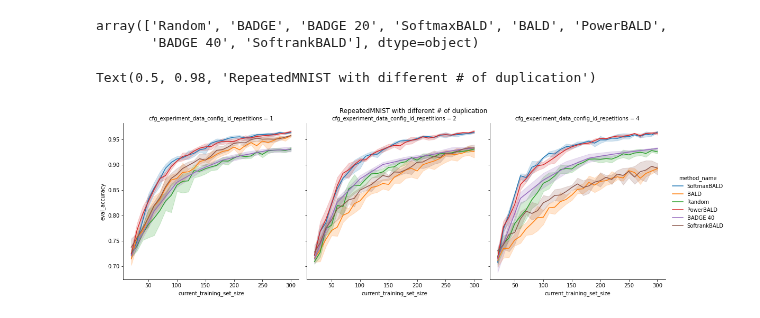
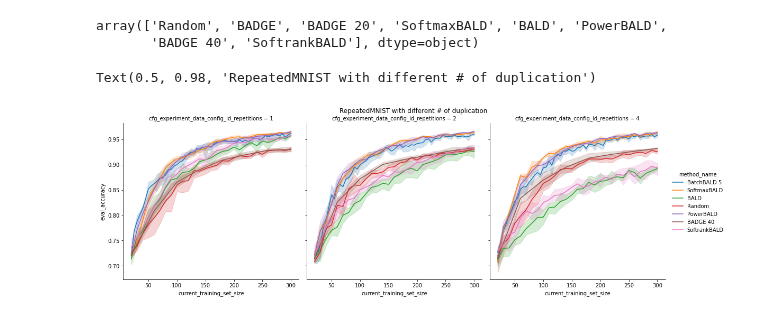
Before and after one commit to BlackHC/active_learning_redux, a Jupyter notebook: U_fig1_plots_repeated_mnist.ipynb, the cells around one changed output. Cells and saved outputs as stored; diff of their text form; code cells hidden in the pictures.

Commit message:
Add BatchBALD to RMNIST viz
CU-1uhfjwr

```diff
--- a/U_fig1_plots_repeated_mnist.ipynb
+++ b/U_fig1_plots_repeated_mnist.ipynb
@@ -352,10 +353,10 @@ array(['Random', 'BADGE', 'BADGE 20', 'SoftmaxBALD', 'BALD', 'PowerBALD',
        'BADGE 40', 'SoftrankBALD'], dtype=object)
 # %%
 sub_df = df[(df.cfg_max_training_set==300) & (df.method_name.isin(['Random', 'BADGE 40', 'SoftmaxBALD', 'BALD', 'PowerBALD',
-       'BADGE 40', 'SoftrankBALD']))]
+       'BADGE 40', 'BatchBALD 5', 'SoftrankBALD']))]
 g = sns.relplot(data=sub_df, x="current_training_set_size", y="eval_accuracy", hue="method_name", col="cfg_experiment_data_config_id_repetitions", kind="line")
 g.fig.subplots_adjust(top=0.9) # adjust the Figure in rp
 g.fig.suptitle('RepeatedMNIST with different # of duplication')
 # %% [output]
 Text(0.5, 0.98, 'RepeatedMNIST with different # of duplication')
-[figure, old version]
+[figure, new version]
```
Also changed, not shown: parts of 3 cells of this notebook, 15 other files.
